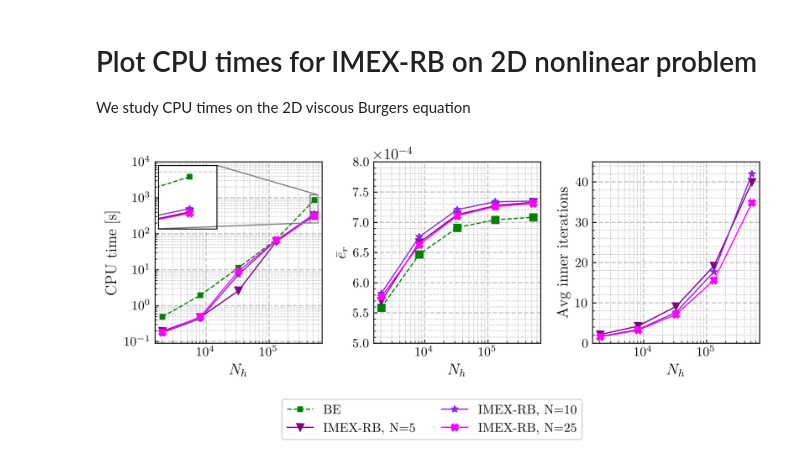
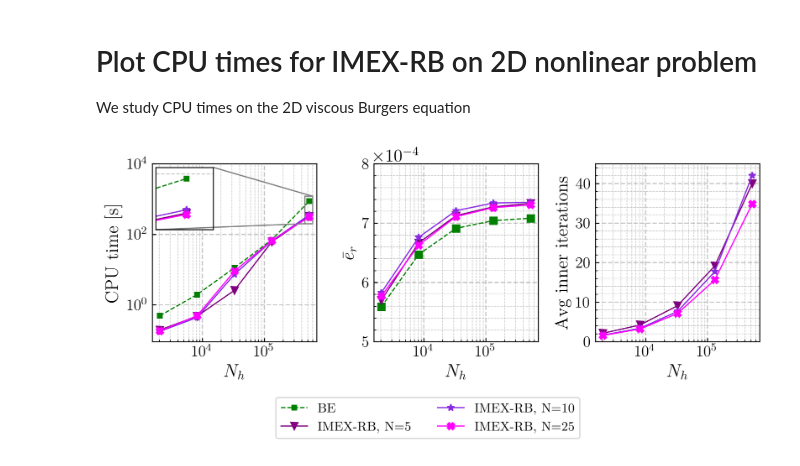
Before and after one commit to Fra-Sala/IMEX-RB, a Jupyter notebook: postprocessing/Burgers2D/cputimes.ipynb, the cells around one changed output. Drawn from its saved outputs; the diff is of its cells as text; code cells hidden in the pictures.

```diff
--- a/postprocessing/Burgers2D/cputimes.ipynb
+++ b/postprocessing/Burgers2D/cputimes.ipynb
@@ -45,8 +45,8 @@ fig, (ax1, ax2, ax3) = plt.subplots(1, 3, figsize=(8, 3))
 
 imex_markers = ['v', '*', 'X', 'd', 'o', 'p', 's', 'h']
 colors = ['purple', 'blueviolet', 'magenta', 'hotpink', 'red', 'maroon', 'teal', 'orange']
-larger_fontsize = 13
-smaller_fontsize = 11
+larger_fontsize = 15
+smaller_fontsize = 13
 
 ax1.loglog(Nh_values, times["BE"], linestyle="--",
             marker="s", markersize=4, color="green", label="BE")
@@ -130,33 +130,33 @@ ax2.yaxis.offsetText.set_fontsize(larger_fontsize)
 # subplot: iterations
 for n_idx, N_val in enumerate(N_values):
     marker = imex_markers[n_idx % len(imex_markers)]
     avg_inner = np.mean(inneriters[n_idx], axis=1)
     ax3.semilogx(
         Nh_values, avg_inner,
         marker=marker, linestyle="-", markersize=6, color=colors[n_idx],
         label=f"IMEX-RB, $N = {N_val}$"
     )
 
 ax3.set_xlabel(r"$N_h$", fontsize=larger_fontsize)
 ax3.set_ylabel("Avg inner iterations", fontsize=larger_fontsize)
 ax3.set_ylim((0, 45))
 ax3.tick_params(axis="both", which="major", labelsize=smaller_fontsize)
 ax3.grid(which='major', linestyle='--', linewidth=1)
 ax3.minorticks_on()
 ax3.grid(which='minor', linestyle='--', linewidth=0.5)
 
 plt.tight_layout()
 handles, labels = ax1.get_legend_handles_labels()
 fig.legend(
     handles, labels,
     loc="lower center",
     ncol=2,
-    bbox_to_anchor=(0.5, -0.22),
-    fontsize=smaller_fontsize
+    bbox_to_anchor=(0.5, -0.2),
+    fontsize=11 # smaller_fontsize
 )
 
 out_file = os.path.join(plots_dir, f"{problem_name}_cputimes_errors_iters.pdf")
 plt.savefig(out_file, bbox_inches="tight")
 plt.show()
 # %% [output]
-[figure, old version]
+[figure, new version]
```
Also changed, not shown: 19 other files.
